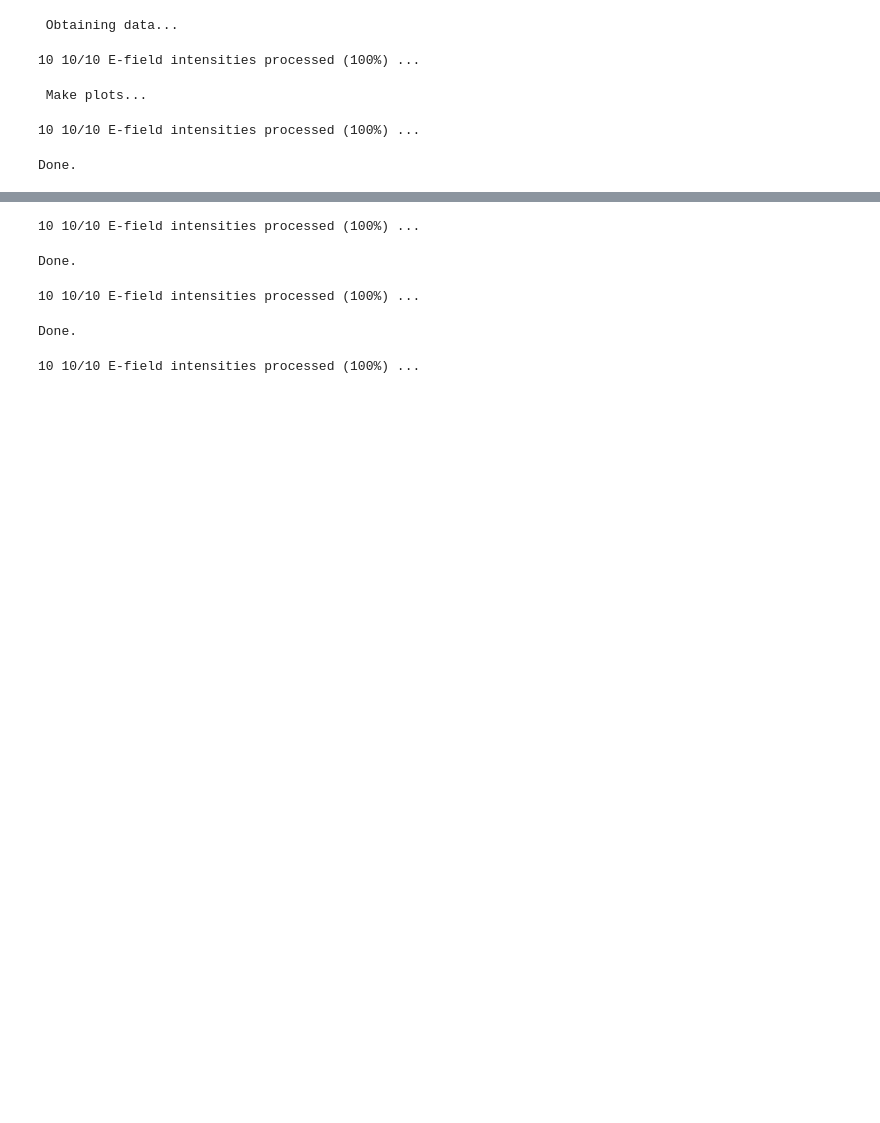
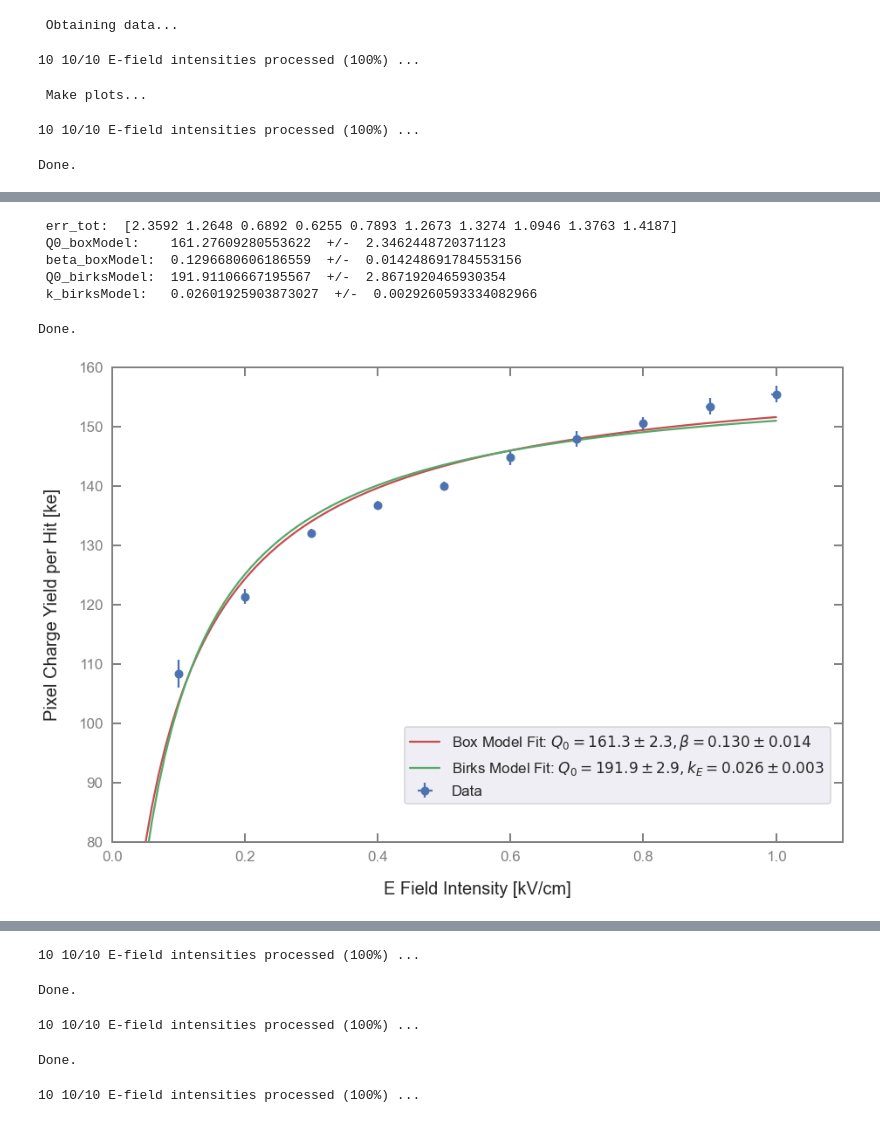
Before and after one commit to RomanMBerner/larpix-analysis, a Jupyter notebook: lightCharge_anticorrelation/main.ipynb, the cells around one changed output, grey strips where cells are left out. Cells and saved outputs as stored; diff of their text form; code cells hidden in the pictures; blank space fills up the shorter version.

Commit message:
Added simulation of LCM acceptance. Furthermore: Major progress in anticorrelation plots and light/charge yield production. Added many uncertainties.

```diff
--- a/lightCharge_anticorrelation/main.ipynb
+++ b/lightCharge_anticorrelation/main.ipynb
@@ -28,7 +28,7 @@ Welcome to JupyROOT 6.22/02
 # ============================================================
 # Set paths
 # ============================================================
-datapath = '/data/SingleModule_Nov2020/LArPix/dataRuns/rootTrees/combined_with_light'
+datapath = '/data/SingleModule_Nov2020/LArPix/dataRuns/rootTrees/combined_with_light/chargeLight_study_roman'
 print(' datapath:   ', datapath)
 
 outputpath = '/home/lhep/PACMAN/larpix-analysis/lightCharge_anticorrelation'
@@ -294,7 +295,7 @@ Done.
 # %% [markdown]
 ### Define track selection cuts
 # %%
-# Define Selection Cuts
+# Define selection cuts for events
 cut_ntracks      = 1    # Only consider events with number of reconstructed tracks == cut_ntracks
 cut_lenght       = 250. # Track minimum length [mm]
 cut_throughgoing = 130. # |max(track_start_y,track_end_y)| and |min(track_start_y,track_end_y)| must be greater than cut_throughgoing [mm] (tracks must start/end ad absolute y position > 130 mm, closer than ~2.5 cm from edge)
@@ -302,6 +303,9 @@ cut_phi          = 20.  # degrees (theta is +/- 90 deg if track is parallel to y
 #cut_nhits        = 50.  # Min. number of hits in the track [-]
 #cut_residual2    = 3.   # Maximum allowed sqrt(res_x**2+res_y**2+res_z**2), in order to only allow tracks which are 'track-like' with a small spread
 
+# Define selection cuts for single charge hits
+cut_hit_x_min    = -141.888 # do not take into account the first 3 pixels rows closest to the LCM modules (they have less charge and light yield).
+
 #TODO:
 # CUT ON ANGLE (THETA?) -> THETA? MUST BE CLOSE TO ZERO IN ORDER TO HAVE ALMOST VERTICAL TRACKS
 # %% [markdown]
@@ -402,0 +447,10 @@ Done.
+# %%
+# Uncertainties on electric field intensity
+# uncertainty on HV = 0.05 kV (display shows 0.1 kV units), with max. drift distance = 30.2 cm +/- 0.2 cm
+# -> uncertainty on EField = sqrt((1./30.2*0.05)^2 + (U/(drift_dist_max*2)*0.1)**2) kV/cm
+HV_voltages = [3.065, 6.073,9.082, 12.034, 15.1, 18.107, 21.173, 24.124, 27.19, 30.198]
+drift_dist_max = 30.2
+delta_drift_dist = 0.2
+delta_HV = 0.05
+e_field_errors_list = [np.sqrt(delta_HV**2/(drift_dist_max**2)+math.pow(HV_voltages[i]/(drift_dist_max**2)*delta_drift_dist,2)) for i in range(n_field_intensities)]
+print(' e_field_errors_list: ', e_field_errors_list)
@@ -704,7 +784,7 @@ if plot_all or plot_chargeYield_vs_hitPosX:
         axis_labels = ['Hit Position x [mm]','Pixel Charge Yield per Hit [ke]']
         x_min,x_max = pixels_x_min, pixels_x_max
         y_min,y_max = 0,200
-        save_name = 'plots/'+str(plot_folder)+'/'+'TGraphError_ChargeYield_vs_CoordX.png'
+        save_name = 'plots/'+str(plot_folder)+'/'+'TGraphError_ChargeYieldPerHit_vs_CoordX.png'
         plot_errorbars(x_vals,pixels_q_corr_meanPerHit_list[eField_index],x_err,pixels_q_corr_sem_list[eField_index],\
                        x_min,x_max,y_min,y_max,\
                        axis_labels,save_name)
@@ -719,0 +831,38 @@ Done.
+# %%
+# Plot pixel charge yield per hit as a function of the E-field intensity
+np.set_printoptions(precision=4)
+if plot_all or plot_chargeYieldPerHit_vs_eField:
+    # Obtain chargeYield_perHit data
+    q_corr_meanPerHit = []
+    q_corr_sem        = []
+    for eField_index in range(n_field_intensities):
+        q_corr_meanPerHit.append(np.nanmean(pixels_hits_q_corr_list[eField_index]))
+        q_corr_sem.append(scipy.stats.sem(pixels_hits_q_corr_list[eField_index]))
+    #print(' mean:         ', np.nanmean(pixels_hits_q_corr_list[eField_index]))
+    #print(' stdev:        ', np.std(pixels_hits_q_corr_list[eField_index]))
+    #print(' stdev/sqrt(n):', np.std(pixels_hits_q_corr_list[eField_index])/np.sqrt(len(pixels_hits_q_corr_list[eField_index])))
+    #print(' SEM:          ', scipy.stats.sem(pixels_hits_q_corr_list[eField_index]))
+
+    err_tot = np.array(q_corr_per_hit_systErr) + np.array(q_corr_per_hit_statErr)
+    print(' err_tot: ', np.array(err_tot))
+
+    # Make plot
+    if plot_all or plot_chargeYield_vs_eField:
+        x_min, x_max = 0.0, 1.1
+        y_min, y_max = 80, 160
+        axis_labels = ['E Field Intensity [kV/cm]','Pixel Charge Yield per Hit [ke]']
+        save_name = 'plots/TGraphError_ChargeYieldPerHit_vs_eField.png'
+        Q0_box, Q0_box_err, beta_box, beta_box_err,\
+        Q0_birks, Q0_birks_err, k_birks, k_birks_err = \
+        plot_birksAndBoxModel(e_field_list,q_corr_meanPerHit,e_field_errors_list,err_tot,\
+                              x_min,x_max,y_min,y_max,\
+                              axis_labels,save_name)
+print('Done.')
+# %% [output]
+ err_tot:  [2.3592 1.2648 0.6892 0.6255 0.7893 1.2673 1.3274 1.0946 1.3763 1.4187]
+ Q0_boxModel:    161.27609280553622  +/-  2.3462448720371123
+ beta_boxModel:  0.1296680606186559  +/-  0.014248691784553156
+ Q0_birksModel:  191.91106667195567  +/-  2.8671920465930354
+ k_birksModel:   0.02601925903873027  +/-  0.0029260593334082966
+Done.
+[figure, added]
```
Also changed, not shown: parts of 28 cells of this notebook, 3 other files.
